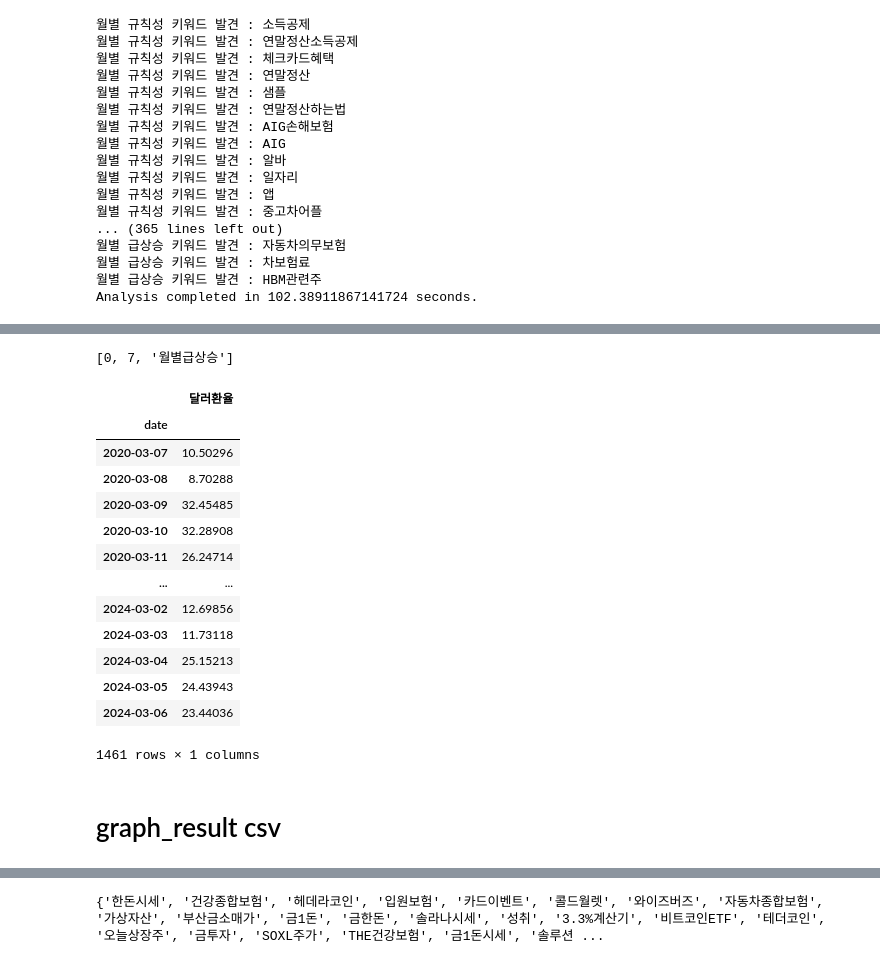
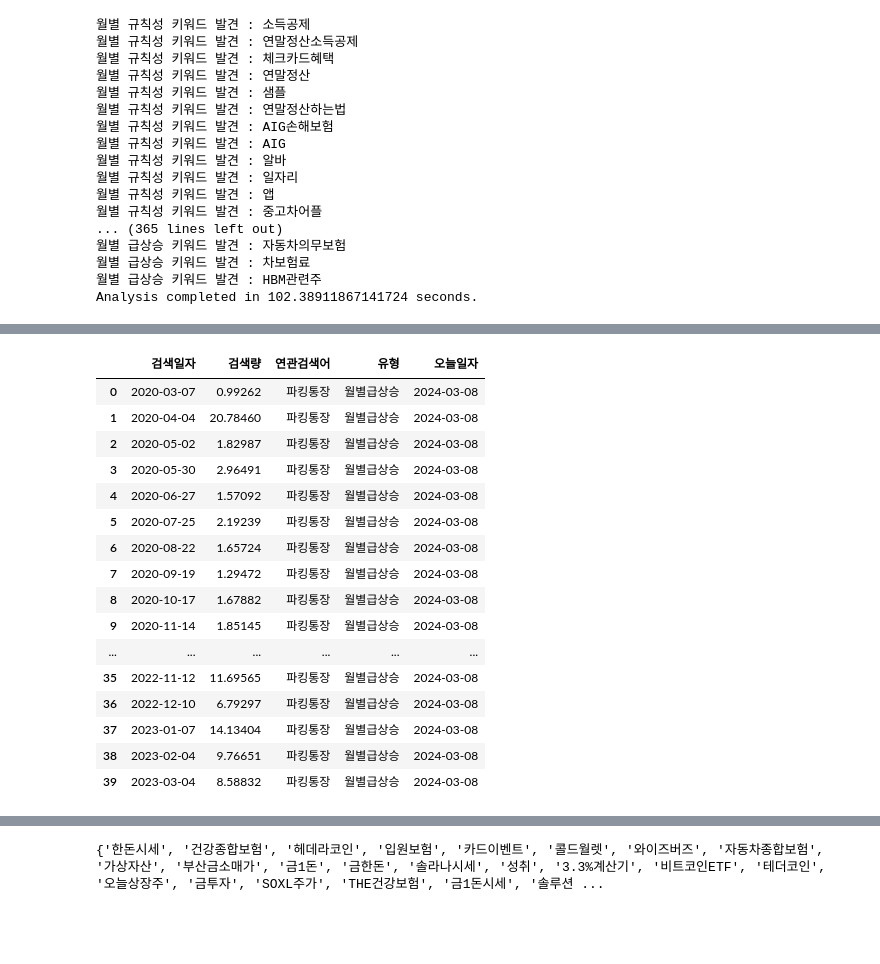
Before and after one commit to rse112/FinTrendX, a Jupyter notebook: main_file.ipynb, the cells around one changed output, grey strips where cells are left out. Drawn from its saved outputs; the diff is of its cells as text; code cells hidden in the pictures; blank space fills up the shorter version.

```diff
--- a/main_file.ipynb
+++ b/main_file.ipynb
@@ -403,39 +467,67 @@ concatenated_df = pd.concat(selected_dfs, ignore_index=True)
 # %%
 # 결과를 저장할 빈 리스트 초기화
 matching_indices = []
 
 # results 리스트를 반복하며 각 데이터프레임 탐색
 for i, inner_list in enumerate(results):
     for j, df in enumerate(inner_list):
         asset_name = df.columns[0]  # 각 데이터프레임의 열 이름 (가상자산 이름)
 
         # concatenated_df에서 asset_name과 일치하는 연관키워드를 찾고, 해당 유형을 가져옴
         matching_rows = concatenated_df[concatenated_df['연관키워드'] == asset_name]
 
         # 일치하는 연관키워드가 있다면
         if not matching_rows.empty:
             for _, row in matching_rows.iterrows():
                 type_name = row['유형']  # 일치하는 유형 이름
                 # 결과 리스트에 인덱스와 유형을 추가
                 matching_indices.append([i, j, type_name])
+
+
+# 초기 df_result DataFrame을 생성합니다. 이는 나중에 각 결과를 쌓기 위한 빈 DataFrame입니다.
+import pandas as pd
+from datetime import datetime, timedelta
+
+# matching_indices와 results가 정의되어 있다고 가정
+graph_result = pd.DataFrame()
+
+for idx in matching_indices:
+    temp_df = results[idx[0]][idx[1]].reset_index()
+    name = temp_df.columns[1]
+    temp_df['연관검색어'] = name
+    temp_df.rename(columns={'date': '검색일자', name: '검색량'}, inplace=True)
+    temp_df['유형'] = idx[2]
+    temp_df['오늘일자'] = datetime.today().strftime('%Y-%m-%d')
+
+    # '검색일자'를 datetime 객체로 변환
+    temp_df['검색일자'] = pd.to_datetime(temp_df['검색일자'])
+
+    # 유형에 따라 데이터 필터링
+    if '주별' in temp_df['유형'].iloc[0]:
+        # 주별 데이터: 7일 간격으로 필터링
+        temp_df = temp_df[temp_df.index % 7 == 0]
+    elif '월별' in temp_df['유형'].iloc[0]:
+        # 월별 데이터: 28일 간격으로 필터링
+        temp_df = temp_df[temp_df.index % 28 == 0]
+
+    graph_result = pd.concat([graph_result, temp_df], ignore_index=True)
+
+graph_result.head(40)
 # %% [output]
-[0, 7, '월별급상승']
+|  | 검색일자 | 검색량 | 연관검색어 | 유형 | 오늘일자 |
+| 0 | 2020-03-07 | 0.99262 | 파킹통장 | 월별급상승 | 2024-03-08 |
+| 1 | 2020-04-04 | 20.78460 | 파킹통장 | 월별급상승 | 2024-03-08 |
+| 2 | 2020-05-02 | 1.82987 | 파킹통장 | 월별급상승 | 2024-03-08 |
+| 3 | 2020-05-30 | 2.96491 | 파킹통장 | 월별급상승 | 2024-03-08 |
+| 4 | 2020-06-27 | 1.57092 | 파킹통장 | 월별급상승 | 2024-03-08 |
+| 5 | 2020-07-25 | 2.19239 | 파킹통장 | 월별급상승 | 2024-03-08 |
+| 6 | 2020-08-22 | 1.65724 | 파킹통장 | 월별급상승 | 2024-03-08 |
+| 7 | 2020-09-19 | 1.29472 | 파킹통장 | 월별급상승 | 2024-03-08 |
+| 8 | 2020-10-17 | 1.67882 | 파킹통장 | 월별급상승 | 2024-03-08 |
+| 9 | 2020-11-14 | 1.85145 | 파킹통장 | 월별급상승 | 2024-03-08 |
+| ... | ... | ... | ... | ... | ... |
+| 35 | 2022-11-12 | 11.69565 | 파킹통장 | 월별급상승 | 2024-03-08 |
+| 36 | 2022-12-10 | 6.79297 | 파킹통장 | 월별급상승 | 2024-03-08 |
+| 37 | 2023-01-07 | 14.13404 | 파킹통장 | 월별급상승 | 2024-03-08 |
+| 38 | 2023-02-04 | 9.76651 | 파킹통장 | 월별급상승 | 2024-03-08 |
+| 39 | 2023-03-04 | 8.58832 | 파킹통장 | 월별급상승 | 2024-03-08 |
-# %%
-results[0][0]
-# %% [output]
-|  | 달러환율 |
-| date |  |
-| 2020-03-07 | 10.50296 |
-| 2020-03-08 | 8.70288 |
-| 2020-03-09 | 32.45485 |
-| 2020-03-10 | 32.28908 |
-| 2020-03-11 | 26.24714 |
-| ... | ... |
-| 2024-03-02 | 12.69856 |
-| 2024-03-03 | 11.73118 |
-| 2024-03-04 | 25.15213 |
-| 2024-03-05 | 24.43943 |
-| 2024-03-06 | 23.44036 |
-1461 rows × 1 columns
-# %% [markdown]
-# graph_result csv
```
Also changed, not shown: parts of 6 cells of this notebook.
